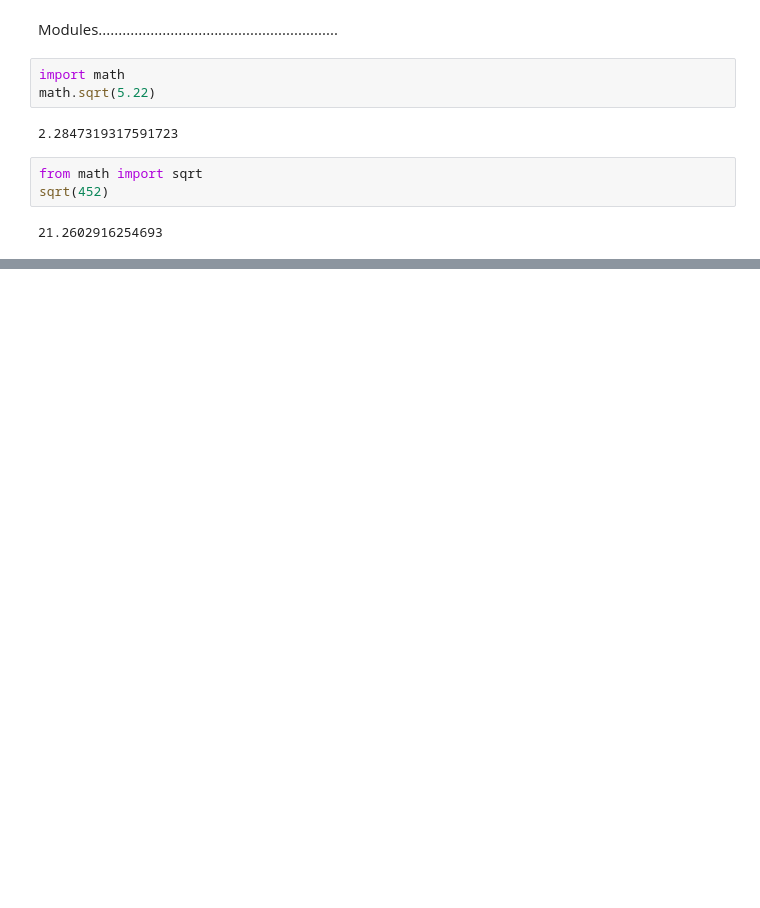
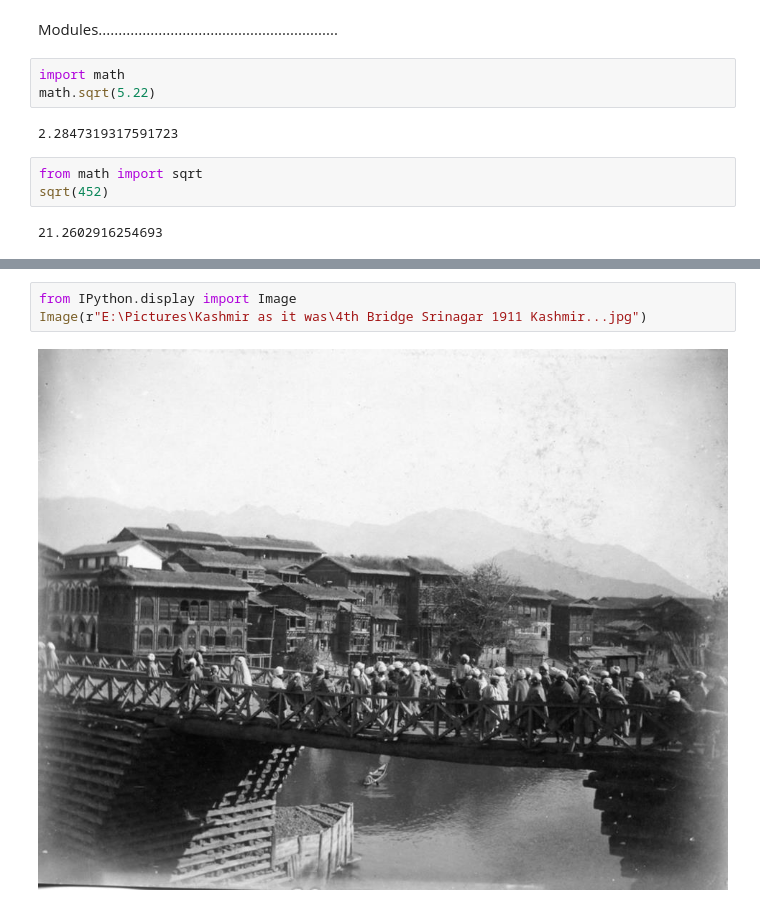
Before and after one commit to taqbi/Python-Basics, a Jupyter notebook: PYTHON BASICS.ipynb, the cells around one changed output, grey strips where cells are left out. Cells and saved outputs as stored; diff of their text form; blank space fills up the shorter version.

```diff
--- a/PYTHON BASICS.ipynb
+++ b/PYTHON BASICS.ipynb
@@ -484,0 +505,5 @@ sqrt(452)
+# %%
+from IPython.display import Image
+Image(r"E:\Pictures\Kashmir as it was\4th Bridge Srinagar 1911 Kashmir...jpg")
+# %% [output]
+[figure, added]
```
Also changed, not shown: parts of 53 cells of this notebook.
